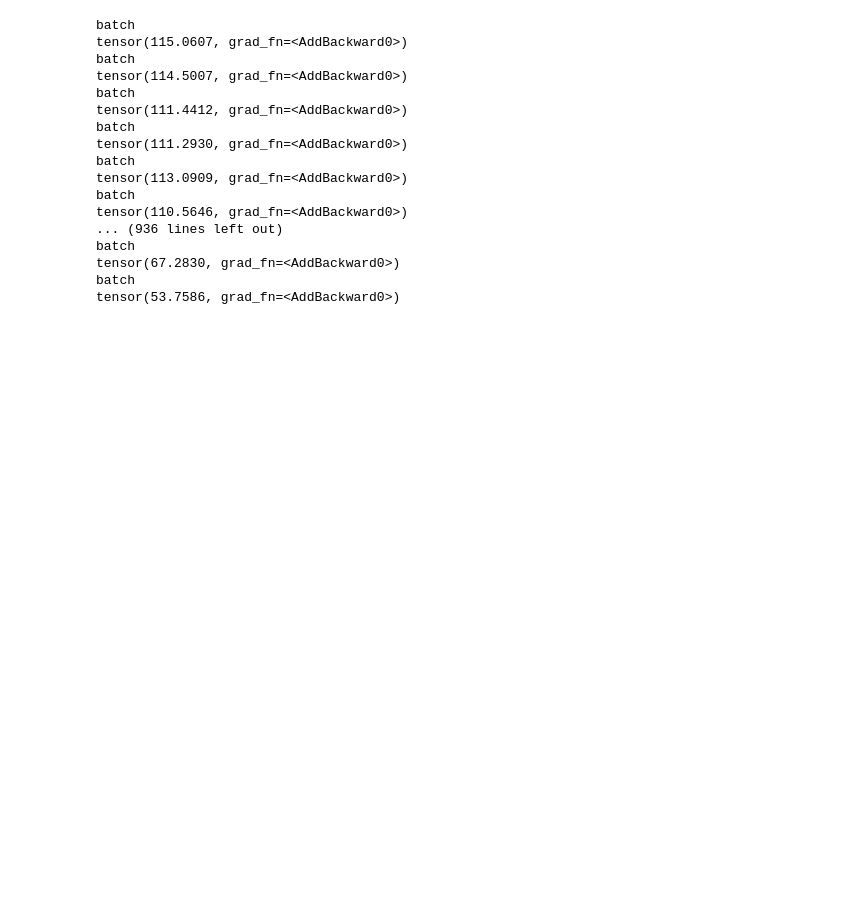
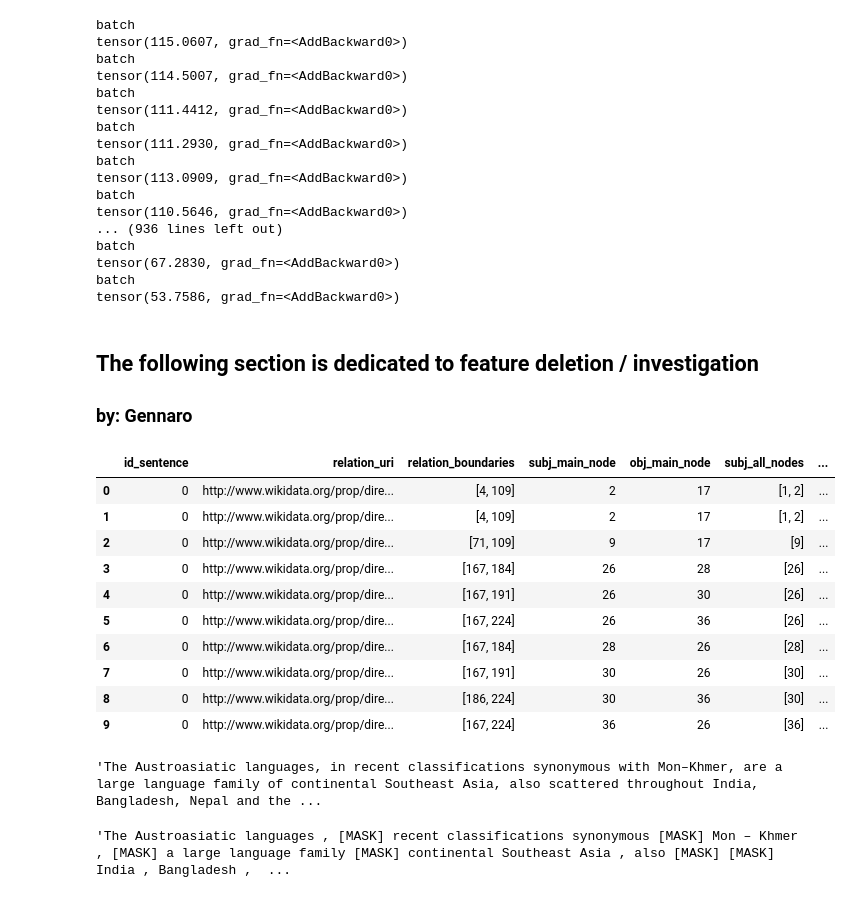
Before and after one commit to Nolanogenn/re_with_gcn, a Jupyter notebook: test_notebook.ipynb, the cells around one changed output. Cells and saved outputs as stored; diff of their text form; code cells hidden in the pictures; blank space fills up the shorter version.

Commit message:
feature deletion

```diff
--- a/test_notebook.ipynb
+++ b/test_notebook.ipynb
@@ -126,9 +129,9 @@ def get_idx(string_list, boundaries, token_offsets):
 
     return ids
 # %%
-data = [json.load(x) for x in glob.glob('./data/*.json')]
+data = [json.load(open(x)) for x in glob.glob('./data/*.json')]
 data_sentences = []
-for file in data:
+for file in data[:10]:
     for doc in file:
         for sentence in get_relations(doc):
             data_sentences.append(sentence)
@@ -149,8 +150,16 @@ dict_sentences = {}
 graphs = []
 full_rels = []
 
-df_sent_columns = ['id_sentence', 'sentence_graph', 'sentence_string']
-df_rel_columns = ['id_sentence', 'relation_uri', 'relation_boundaries', 'e1_node', 'e2_node']
+df_sent_columns = ['id_sentence',
+                   'sentence_graph',
+                   'sentence_string']
+df_rel_columns = ['id_sentence',
+                  'relation_uri',
+                  'relation_boundaries',
+                  'subj_main_node', #node with max degree
+                  'obj_main_node',  #node with max degree
+                  'subj_all_nodes',
+                  'obj_all_nodes']
 
 df_sent = []
 df_rel = []
@@ -233,8 +242,8 @@ for enum_sent, sentence in enumerate(data_sentences[:100]):
             subj_uri = triple['subject']['uri']
             subj_string = triple['subject']['surfaceform']
             subj_string_list = subj_string.split()
+
             subj_boundaries = [x - sentence_boundaries[0] for x in triple['subject']['boundaries']]
-
             subj_ids = get_idx(subj_string_list, subj_boundaries, token_offsets)
 
             obj_uri = triple['object']['uri']
@@ -264,7 +273,8 @@ for enum_sent, sentence in enumerate(data_sentences[:100]):
 
             obj_degrees = [g.degree(x) for x in obj_ids]
             obj_id_index = np.argmax(obj_degrees)
-            row_rel = [enum_sent,rel_uri, rel_boundaries, subj_ids[subj_id_index], obj_ids[obj_id_index]]
+
+            row_rel = [enum_sent,rel_uri, rel_boundaries, subj_ids[subj_id_index], obj_ids[obj_id_index], subj_ids, obj_ids]
             df_rel.append(row_rel)
         except KeyError:
             pass
@@ -500,3 +510,24 @@ batch
 tensor(67.2830, grad_fn=<AddBackward0>)
 batch
 tensor(53.7586, grad_fn=<AddBackward0>)
+# %% [markdown]
+## The following section is dedicated to feature deletion / investigation
+### by: Gennaro
+# %%
+df_rel.head(10)
+# %% [output]
+|  | id_sentence | relation_uri | relation_boundaries | subj_main_node | obj_main_node | subj_all_nodes | ... |
+| 0 | 0 | http://www.wikidata.org/prop/dire... | [4, 109] | 2 | 17 | [1, 2] | ... |
+| 1 | 0 | http://www.wikidata.org/prop/dire... | [4, 109] | 2 | 17 | [1, 2] | ... |
+| 2 | 0 | http://www.wikidata.org/prop/dire... | [71, 109] | 9 | 17 | [9] | ... |
+| 3 | 0 | http://www.wikidata.org/prop/dire... | [167, 184] | 26 | 28 | [26] | ... |
+| 4 | 0 | http://www.wikidata.org/prop/dire... | [167, 191] | 26 | 30 | [26] | ... |
+| 5 | 0 | http://www.wikidata.org/prop/dire... | [167, 224] | 26 | 36 | [26] | ... |
+| 6 | 0 | http://www.wikidata.org/prop/dire... | [167, 184] | 28 | 26 | [28] | ... |
+| 7 | 0 | http://www.wikidata.org/prop/dire... | [167, 191] | 30 | 26 | [30] | ... |
+| 8 | 0 | http://www.wikidata.org/prop/dire... | [186, 224] | 30 | 36 | [30] | ... |
+| 9 | 0 | http://www.wikidata.org/prop/dire... | [167, 224] | 36 | 26 | [36] | ... |
+# %%
+df_sent['sentence_string'][0]
+# %% [output]
+'The Austroasiatic languages, in recent classifications synonymous with Mon–Khmer, are a large language family of continental Southeast Asia, also scattered throughout India, Bangladesh, Nepal and the ...
@@ -502,0 +613,4 @@ tensor(53.7586, grad_fn=<AddBackward0>)
+# %%
+x['sentence_string'][0]
+# %% [output]
+'The Austroasiatic languages , [MASK] recent classifications synonymous [MASK] Mon – Khmer , [MASK] a large language family [MASK] continental Southeast Asia , also [MASK] [MASK] India , Bangladesh ,  ...
```
Also changed, not shown: parts of 5 cells of this notebook.
